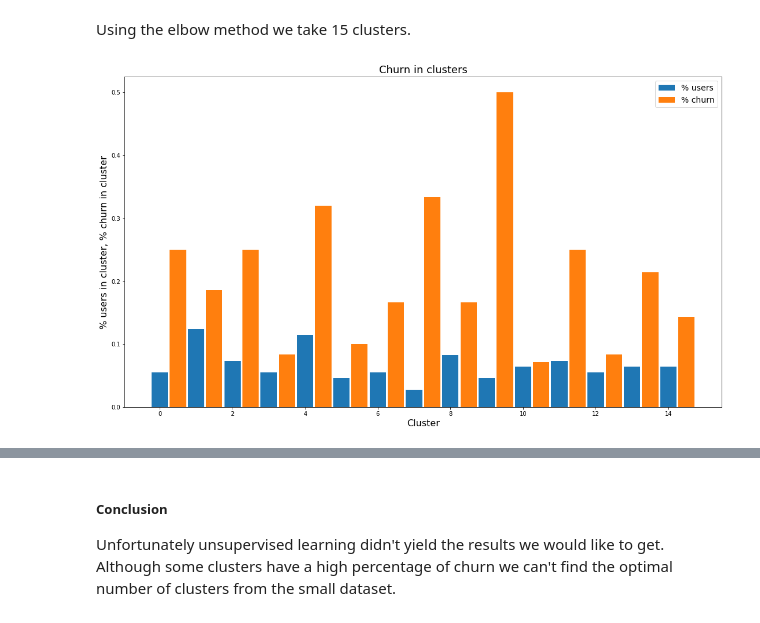
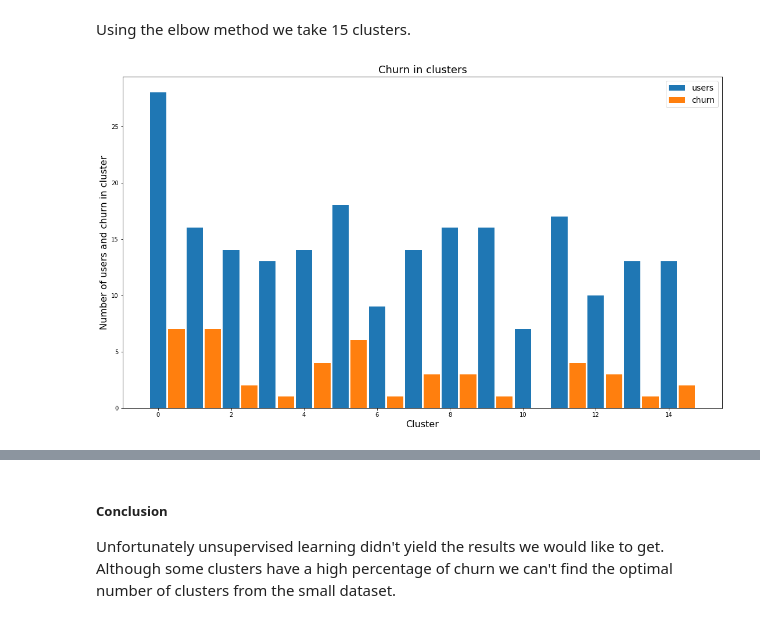
Before and after one commit to v1001/Sparkify_Churn_Prediction, a Jupyter notebook: Sparkify.ipynb, the cells around one changed output, grey strips where cells are left out. Saved outputs shown, nothing was run; the diff lists cells and outputs as text; code cells hidden in the pictures.

```diff
--- a/Sparkify.ipynb
+++ b/Sparkify.ipynb
@@ -307,0 +483,2 @@ early_churn.userID.tolist()
+# %%
+usage_statistic = spark.sql(''' SELECT userID, count(ts) AS interactions, MAX(churn_cancelled) AS churn FROM log_table GROUP BY userID ''').toPandas()
@@ -307,0 +493,3 @@ early_churn.userID.tolist()
+# %%
+non_users = usage_statistic[usage_statistic['interactions']<60].userID.tolist()
+list_remove.extend([x for x in non_users if not x in list_remove])
@@ -390,7 +584,7 @@ df_churn.iloc[:10,7:]
 # %% [markdown]
 As discussed before we will remove users, who churned in less than one week.
 # %%
-df_churn = df_churn[~df_churn.userID.isin(early_churn.userID.tolist())]
+df_churn = df_churn[~df_churn.userID.isin(list_remove)]
 # %%
 df_churn.drop(columns = ['churn']).hist(figsize = (16,14))
 # %% [output]
@@ -810,5 +1003,5 @@ The first 10 components explain 91.36% of variance.
 # %%
-pca = PCA(n_components = 5, random_state = 42)
+pca = PCA(n_components = 10, random_state = 42)
 X_pca = pca.fit_transform(X)
 # %% [markdown]
 #### 2.2. Clustering with K-Means
@@ -836,18 +1029,18 @@ Using the elbow method we take 15 clusters.
 # %%
 n_c = 15
 kmeans = KMeans(n_clusters = n_c, random_state = 42)
 labels = kmeans.fit_predict(X_pca).tolist()
 df_kmeans = pd.DataFrame.from_dict({'userID':df_div['userID'].tolist(), 'churn':df_div['churn'].tolist(), 'cluster':labels})
-plt.bar(np.arange(0,n_c), df_kmeans.groupby('cluster')['churn'].count()/len(df_kmeans), width = 0.45, label = '% users')
-plt.bar(np.arange(0,n_c) + 0.5, df_kmeans.groupby('cluster')['churn'].mean().tolist(), width = 0.45, label = '% churn')
+plt.bar(np.arange(0,n_c), df_kmeans.groupby('cluster')['churn'].count(), width = 0.45, label = 'users')
+plt.bar(np.arange(0,n_c) + 0.5, df_kmeans.groupby('cluster')['churn'].sum().tolist(), width = 0.45, label = 'churn')
 plt.title('Churn in clusters', fontsize = 18)
-plt.ylabel('% users in cluster, % churn in cluster', fontsize = 16)
+plt.ylabel('Number of users and churn in cluster', fontsize = 16)
 plt.xlabel('Cluster', fontsize = 16)
 plt.legend(fontsize = 14)
 fig = plt.gcf()
 fig.set_size_inches(18.5, 10.5)
 # %% [output]
-[figure, old version]
+[figure, new version]
 # %%
 df_cluster_churn = pd.DataFrame.from_dict({'user count':df_kmeans.groupby('cluster')['churn'].count().tolist(),
                                            'churn count':df_kmeans.groupby('cluster')['churn'].sum()})
```
Also changed, not shown: parts of 84 cells of this notebook, 1 other file.
